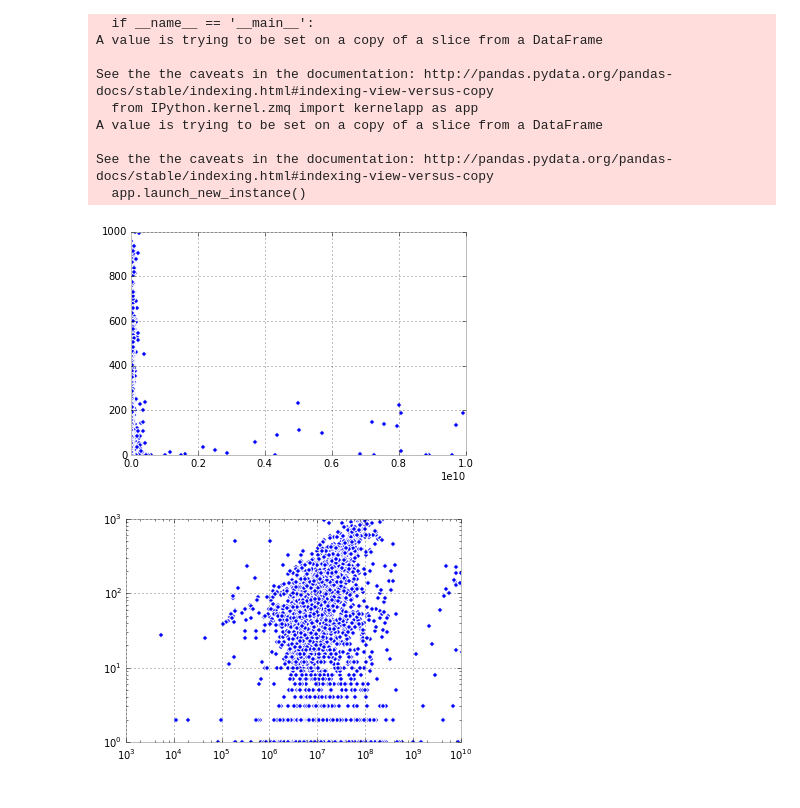
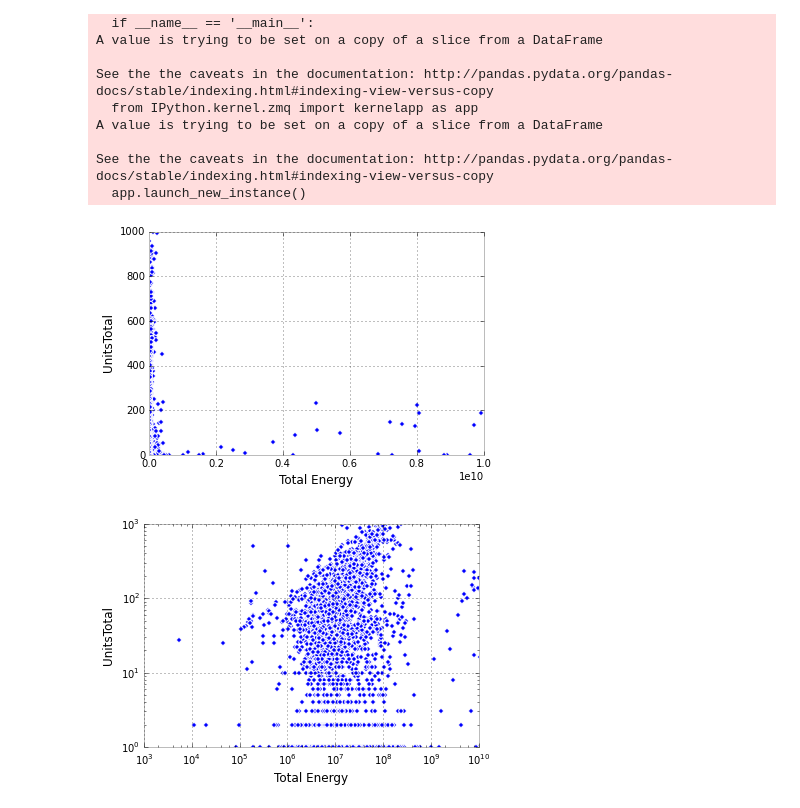
Before and after one commit to Sachinve/PUI2015_sverma, a Jupyter notebook: HW5/HW5_PUI_sv1379_Assignment_1.ipynb, the cells around one changed output. Drawn from its saved outputs; the diff is of its cells as text; code cells hidden in the pictures.

```diff
--- a/HW5/HW5_PUI_sv1379_Assignment_1.ipynb
+++ b/HW5/HW5_PUI_sv1379_Assignment_1.ipynb
@@ -123,8 +123,8 @@ See the the caveats in the documentation: http://pandas.pydata.org/pandas-docs/s
 nrg['BBL']=nrg['NYC Borough, Block, and Lot (BBL)']
 #print(nrg['BBL'])
 # %%
-bblnrgdata=pd.merge(bsize,nrg,on='BBL',how='inner')
-#bblnrgdata=pd.merge(bsize,nrg,on='BBL')
+#bblnrgdata=pd.merge(bsize,nrg,on='BBL',how='inner')
+bblnrgdata=pd.merge(bsize,nrg,on='BBL')
 #print(bblnrgdata.head())
 #print(bblnrgdata.columns)
 # %%
@@ -136,19 +136,24 @@ ax1 = plt.subplot(111)
 ax1.scatter(bblnrgdata['TotalEnergy'], bblnrgdata['UnitsTotal'])
 ax1.set_xlim([1000, 1e10])
 ax1.set_ylim([1, 1000])
-
+ax1.set_xlabel('Total Energy')
+ax1.set_ylabel('UnitsTotal')
 plt.show()
 # %% [output]
-[figure, old version]
+[figure, new version]
 # %%
 ax2 = plt.subplot(111)
 ax2.scatter(bblnrgdata['TotalEnergy'], bblnrgdata['UnitsTotal'])
 ax2.set_xlim([1000, 1e10])
 ax2.set_ylim([1, 1000])
 
 ax2.set_xscale('log')
 ax2.set_yscale('log')
+ax2.set_xlabel('Total Energy')
+ax2.set_ylabel('UnitsTotal')
+
+
 plt.show()
 #pl.scatter(bblnrgdata['TotalEnergy'], bblnrgdata['UnitsTotal'],loglog=True)
 # %% [output]
-[figure, old version]
+[figure, new version]
```
Also changed, not shown: parts of 4 cells of this notebook.
